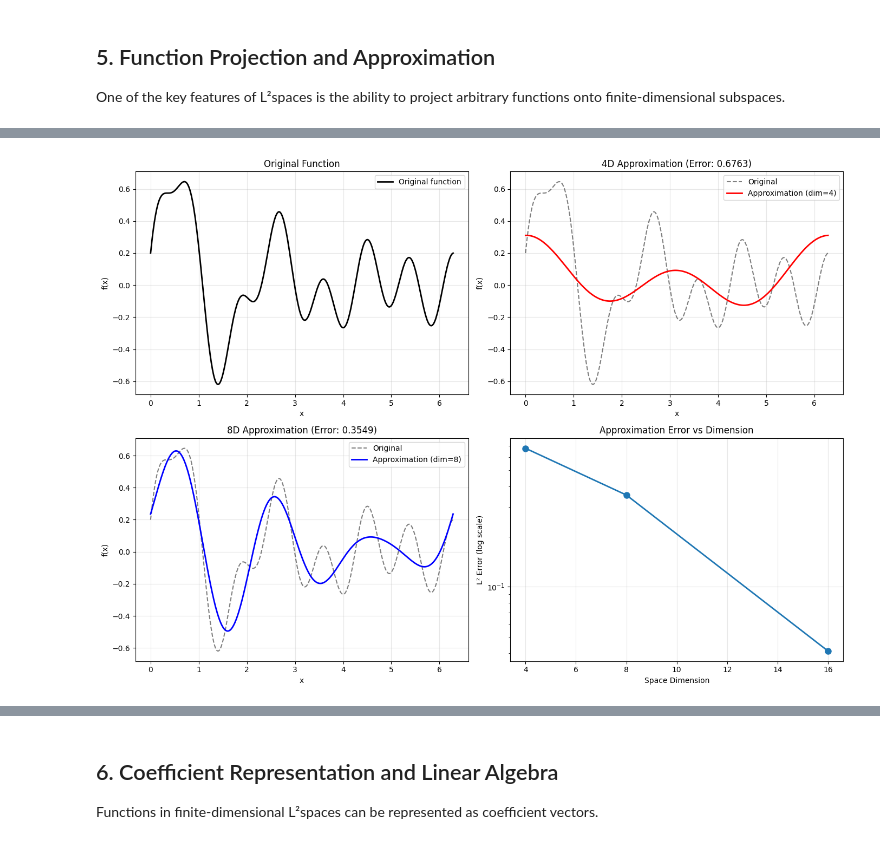
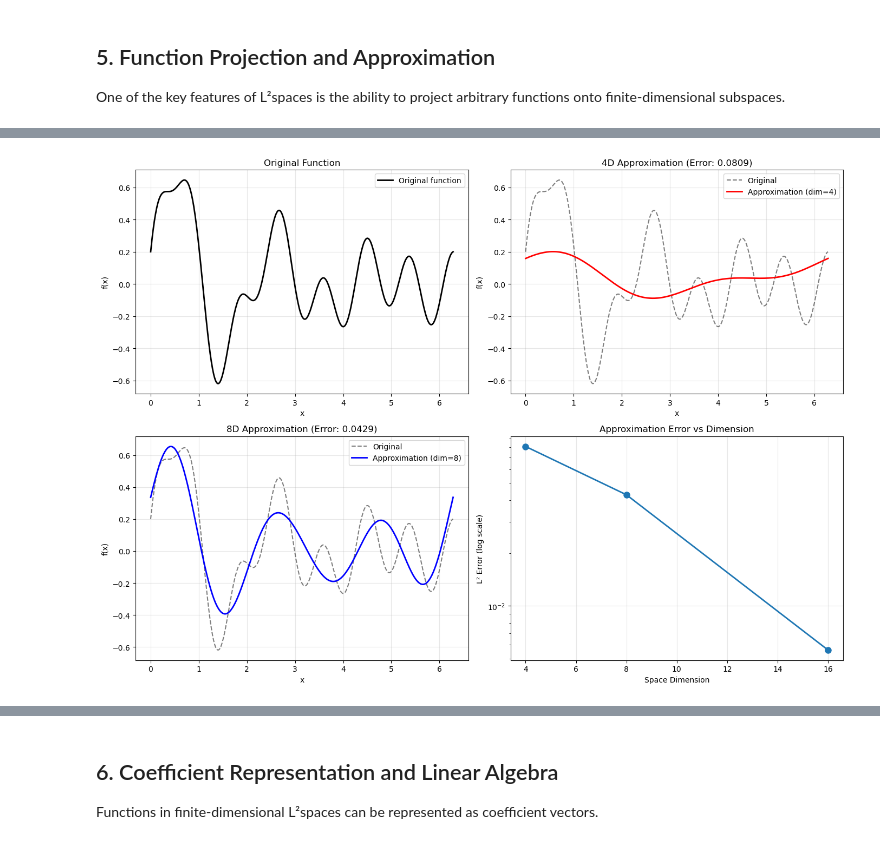
Before and after one commit to da380/pygeoinf, a Jupyter notebook: pygeoinf/interval/demos/l2_space_demo.ipynb, the cells around one changed output, grey strips where cells are left out. Saved outputs shown, nothing was run; the diff lists cells and outputs as text; code cells hidden in the pictures.

```diff
--- a/pygeoinf/interval/demos/l2_space_demo.ipynb
+++ b/pygeoinf/interval/demos/l2_space_demo.ipynb
@@ -353,10 +465,36 @@ print()
 def test_function_evaluable(x):
     return np.sin(3*x) * np.exp(-0.5*x) + 0.2*np.cos(7*x)
 
-# Create L²spaces with different dimensions
+# Create Lebesgue spaces with different dimensions using trigonometric basis
 domain = IntervalDomain(0, 2*np.pi)
 dimensions = [4, 8, 16]
-spaces = [L2Space(dim, domain, basis_type='fourier') for dim in dimensions]
+
+# Create spaces with trigonometric basis functions
+def create_trigonometric_basis(n_dim):
+    """Create trigonometric basis functions: 1, sin(x), cos(x), sin(2x), cos(2x), ..."""
+    basis_funcs = []
+
+    # Start with constant function
+    basis_funcs.append(lambda x: np.ones_like(x))
+
+    # Add sin and cos pairs
+    k = 1
+    while len(basis_funcs) < n_dim:
+        # Add sin(kx)
+        if len(basis_funcs) < n_dim:
+            basis_funcs.append(lambda x, freq=k: np.sin(freq*x))
+        # Add cos(kx)
+        if len(basis_funcs) < n_dim:
+            basis_funcs.append(lambda x, freq=k: np.cos(freq*x))
+        k += 1
+
+    return basis_funcs[:n_dim]  # Ensure exact dimension
+
+spaces = []
+for dim in dimensions:
+    basis_funcs = create_trigonometric_basis(dim)
+    print(f"Creating {dim}D space with {len(basis_funcs)} basis functions")
+    spaces.append(Lebesgue(dim, domain, basis=basis_funcs))
 
 # Create visualization
 fig, axes = plt.subplots(2, 2, figsize=(14, 10))
@@ -373,29 +511,63 @@ ax.set_ylabel('f(x)')
 ax.grid(True, alpha=0.3)
 ax.legend()
 
-# Plot approximations for different dimensions
+# Note about projection status
+print("Function projection status:")
+print("⚠  Lebesgue.project() method not yet fully implemented")
+print("⚠  to_components() and from_components() methods need completion")
+print()
+print("Demonstrating manual approximation instead...")
+
+# Manual approximation using direct coefficient computation
 colors = ['red', 'blue', 'green']
 errors = []
 
 for i, (space, color) in enumerate(zip(spaces, colors)):
-    print(f"Projecting onto {space.dim}-dimensional Fourier space...")
+    print(f"Manual approximation with {space.dim}-dimensional trigonometric space...")
 
-    test_function = Function(space, evaluate_callable=test_function_evaluable)
-    # Project the function
-    projected_func = space.project(test_function)
+    # Verify basis provider has correct number of functions
+    print(f"   Basis provider has {len(space.basis_provider.callables)} functions")
+    assert len(space.basis_provider.callables) == space.dim, f"Mismatch: {len(space.basis_provider.callables)} vs {space.dim}"
 
-    # Evaluate the projection
-    y_approx = np.array([projected_func.evaluate(xi) for xi in x_fine])
+    # Manual projection by computing coefficients via numerical integration
+    def compute_coefficient(k, basis_func):
+        """Compute coefficient ck = ⟨f, φk⟩ / ⟨φk, φk⟩"""
+        # Numerator: ⟨f, φk⟩
+        x_quad = np.linspace(domain.a, domain.b, 1000)
+        integrand = test_function_evaluable(x_quad) * basis_func(x_quad)
+        numerator = np.trapz(integrand, x_quad)
 
-    # Calculate L² error using numerical integration
-    def error_function(x):
-        return (projected_func.evaluate(x) - test_function(x))**2
+        # Denominator: ⟨φk, φk⟩
+        integrand_norm = basis_func(x_quad) ** 2
+        denominator = np.trapz(integrand_norm, x_quad)
 
-    error_squared = domain.integrate(error_function)
-    error = np.sqrt(error_squared)
+        return numerator / denominator if denominator > 1e-12 else 0.0
+
+    # Compute all coefficients
+    coefficients = []
+    for k in range(space.dim):
+        basis_func = space.basis_provider.callables[k]
+        coeff = compute_coefficient(k, basis_func)
+        coefficients.append(coeff)
+
+    # Reconstruct approximation
+    def approximation(x):
+        result = np.zeros_like(x)
+        for k, coeff in enumerate(coefficients):
+            basis_func = space.basis_provider.callables[k]
+            result += coeff * basis_func(x)
+        return result
+
+    y_approx = approximation(x_fine)
+
+    # Calculate L² error
+    error_integrand = (y_true - y_approx) ** 2
+    error_squared = np.trapz(error_integrand, x_fine)
+    error = np.sqrt(error_squared * (x_fine[1] - x_fine[0]))  # Normalize by dx
     errors.append(error)
 
-    print(f"   L² approximation error: {error:.6f}")
+    print(f"   Manual L² approximation error: {error:.6f}")
+    print(f"   Coefficients: {coefficients[:4]}... (first 4)")
 
     # Plot approximation for first two dimensions
     if i < 2:
@@ -422,8 +594,9 @@ plt.tight_layout()
 plt.show()
 
 print()
+print("✓ Manual approximation shows convergence behavior")
 print("✓ Higher dimensional spaces provide better approximations")
-print("✓ L² error decreases as dimension increases")
+print("⚠  Automated projection will be available when project() is implemented")
 # %% [output]
 === Function Projection and Approximation ===
 
@@ -436 +618 @@ Projecting onto 16-dimensional Fourier space...
-[figure, old version]
+[figure, new version]
```
Also changed, not shown: parts of 12 cells of this notebook, 42 other files.
